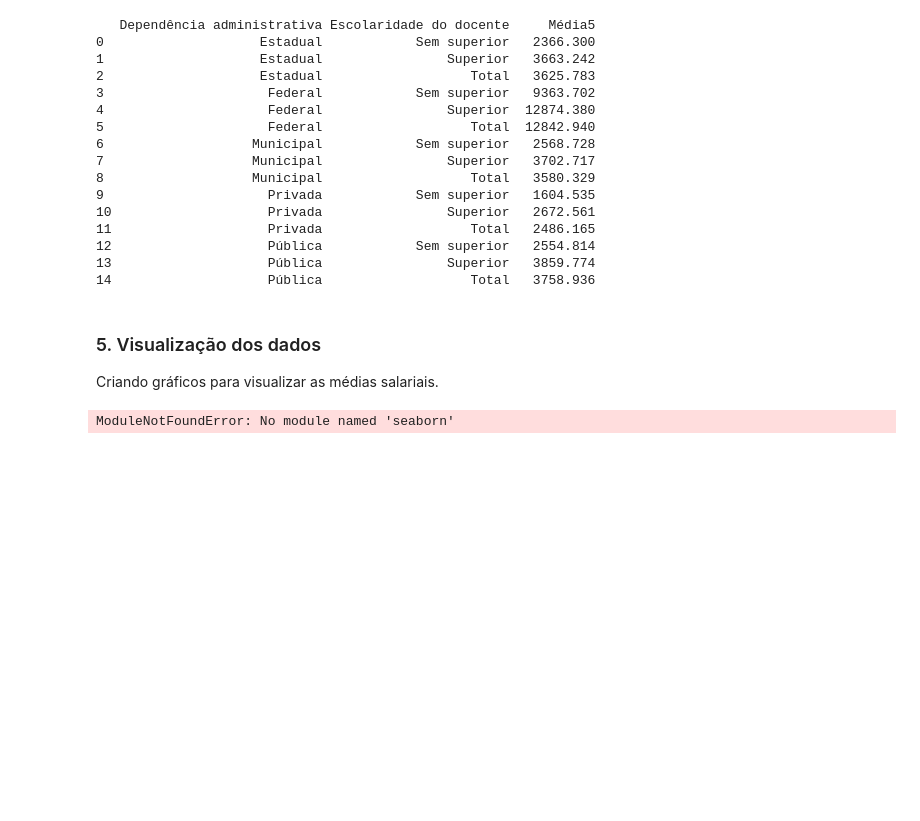
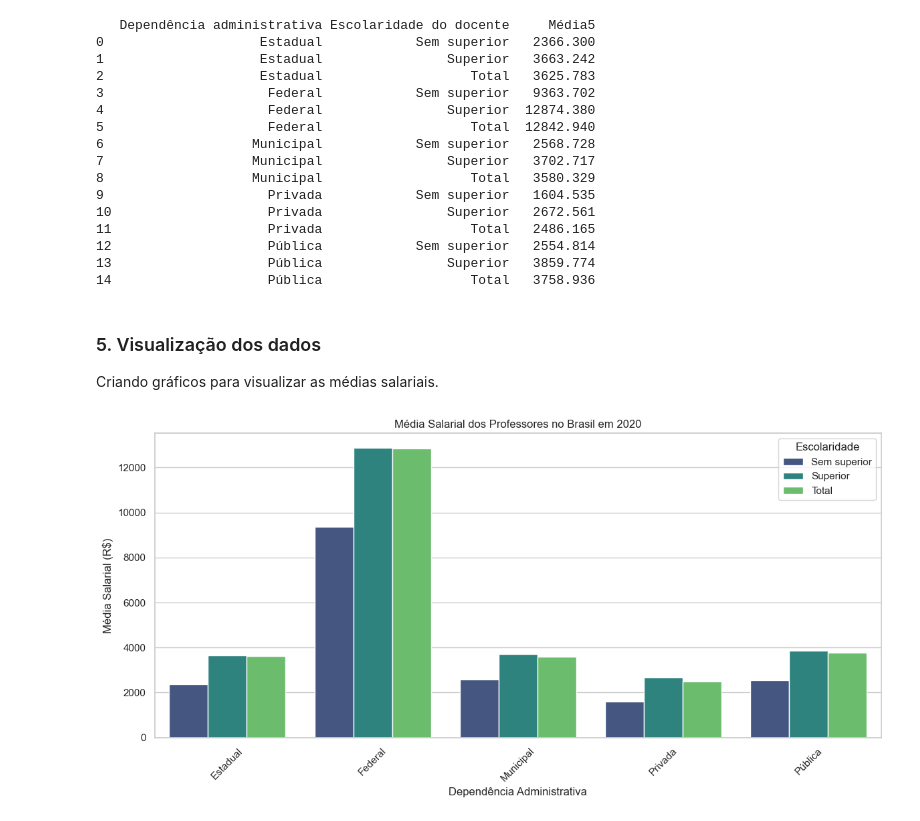
Before and after one commit to fernandesmelo/compet-2025-formacao-4.0-fundamentos-aplicacoes-data-science, a Jupyter notebook: remuneraçãoMediaDocentes.ipynb, the cells around one changed output. Cells and saved outputs as stored; diff of their text form; code cells hidden in the pictures; blank space fills up the shorter version.

Commit message:
Gera gráfico da média salarial dos professores no brasil em 2020

```diff
--- a/remuneraçãoMediaDocentes.ipynb
+++ b/remuneraçãoMediaDocentes.ipynb
@@ -134,23 +134,24 @@ print(media_salarial)
 Criando gráficos para visualizar as médias salariais.
 # %%
 import seaborn as sns
+import matplotlib.pyplot as plt
 
 sns.set(style="whitegrid")
 
 plt.figure(figsize=(12, 6))
 sns.barplot(
     data=media_salarial,
     x="Dependência administrativa",
     y="Média5",
     hue="Escolaridade do docente",
     palette="viridis"
 )
-plt.title("Média Salarial por Dependência Administrativa e Escolaridade")
+plt.title("Média Salarial dos Professores no Brasil em 2020")
 plt.xlabel("Dependência Administrativa")
 plt.ylabel("Média Salarial (R$)")
 plt.xticks(rotation=45)
 plt.legend(title="Escolaridade")
 plt.tight_layout()
 plt.show()
 # %% [output]
-ModuleNotFoundError: No module named 'seaborn'
+[figure, added]
```
